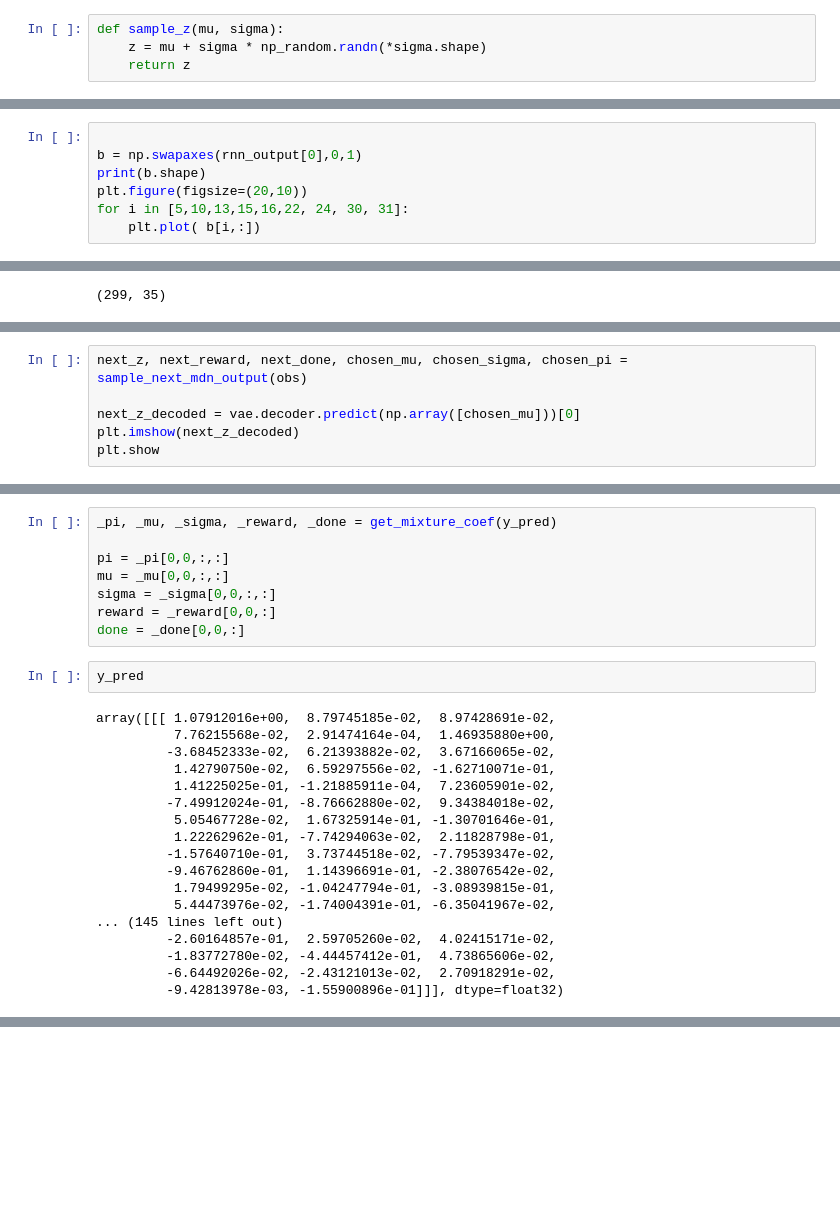
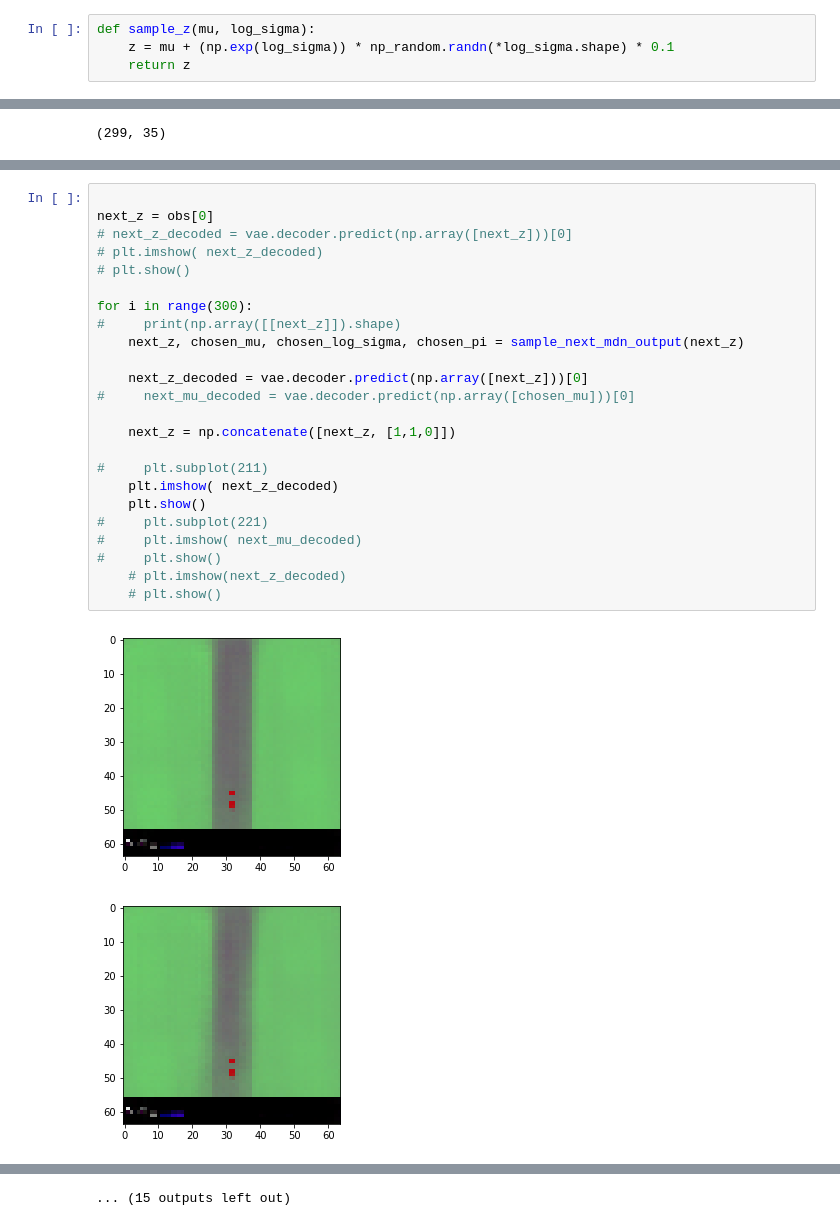
Before and after one commit to AppliedDataSciencePartners/WorldModels, a Jupyter notebook: check_rnn.ipynb, the cells around one changed output, grey strips where cells are left out. Drawn from its saved outputs; the diff is of its cells as text; blank space fills up the shorter version.

```diff
--- a/check_rnn.ipynb
+++ b/check_rnn.ipynb
@@ -54,8 +54,8 @@ def get_pi_idx(x, pdf):
   #print('error with sampling ensemble, returning random', random_value)
   return random_value
 # %%
-def sample_z(mu, sigma):
-    z = mu + sigma * np_random.randn(*sigma.shape)
+def sample_z(mu, log_sigma):
+    z = mu + (np.exp(log_sigma)) * np_random.randn(*log_sigma.shape) * 0.1
     return z
 # %%
 np_random, seed = seeding.np_random()
@@ -114,7 +102,0 @@ def sample_next_mdn_output(obs):
-# %%
-
-b = np.swapaxes(rnn_output[0],0,1)
-print(b.shape)
-plt.figure(figsize=(20,10))
-for i in [5,10,13,15,16,22, 24, 30, 31]:
-    plt.plot( b[i,:])
@@ -184,6 +186,0 @@ for i in [5,10,13,15,16,22, 24, 30, 31]:
-# %%
-next_z, next_reward, next_done, chosen_mu, chosen_sigma, chosen_pi = sample_next_mdn_output(obs)
-
-next_z_decoded = vae.decoder.predict(np.array([chosen_mu]))[0]
-plt.imshow(next_z_decoded)
-plt.show
@@ -236,28 +187,27 @@ array([[[[0.48431942, 0.21693994, 0.22078347, 0.21278037, 0.20181264,
-# %%
-_pi, _mu, _sigma, _reward, _done = get_mixture_coef(y_pred)
-
-pi = _pi[0,0,:,:]
-mu = _mu[0,0,:,:]
-sigma = _sigma[0,0,:,:]
-reward = _reward[0,0,:]
-done = _done[0,0,:]
-# %%
-y_pred
-# %% [output]
-array([[[ 1.07912016e+00,  8.79745185e-02,  8.97428691e-02,
-          7.76215568e-02,  2.91474164e-04,  1.46935880e+00,
-         -3.68452333e-02,  6.21393882e-02,  3.67166065e-02,
-          1.42790750e-02,  6.59297556e-02, -1.62710071e-01,
-          1.41225025e-01, -1.21885911e-04,  7.23605901e-02,
-         -7.49912024e-01, -8.76662880e-02,  9.34384018e-02,
-          5.05467728e-02,  1.67325914e-01, -1.30701646e-01,
-          1.22262962e-01, -7.74294063e-02,  2.11828798e-01,
-         -1.57640710e-01,  3.73744518e-02, -7.79539347e-02,
-         -9.46762860e-01,  1.14396691e-01, -2.38076542e-02,
-          1.79499295e-02, -1.04247794e-01, -3.08939815e-01,
-          5.44473976e-02, -1.74004391e-01, -6.35041967e-02,
-... (145 lines left out)
-         -2.60164857e-01,  2.59705260e-02,  4.02415171e-02,
-         -1.83772780e-02, -4.44457412e-01,  4.73865606e-02,
-         -6.64492026e-02, -2.43121013e-02,  2.70918291e-02,
-         -9.42813978e-03, -1.55900896e-01]]], dtype=float32)
+# %%
+
+next_z = obs[0]
+# next_z_decoded = vae.decoder.predict(np.array([next_z]))[0]
+# plt.imshow( next_z_decoded)
+# plt.show()
+
+for i in range(300):
+#     print(np.array([[next_z]]).shape)
+    next_z, chosen_mu, chosen_log_sigma, chosen_pi = sample_next_mdn_output(next_z)
+
+    next_z_decoded = vae.decoder.predict(np.array([next_z]))[0]
+#     next_mu_decoded = vae.decoder.predict(np.array([chosen_mu]))[0]
+
+    next_z = np.concatenate([next_z, [1,1,0]])
+
+#     plt.subplot(211)
+    plt.imshow( next_z_decoded)
+    plt.show()
+#     plt.subplot(221)
+#     plt.imshow( next_mu_decoded)
+#     plt.show()
+    # plt.imshow(next_z_decoded)
+    # plt.show()
+# %% [output]
+[figure, added]
+[figure, added]
@@ -263,0 +224 @@ array([[[ 1.07912016e+00,  8.79745185e-02,  8.97428691e-02,
+... (15 outputs left out)
```
Also changed, not shown: parts of 14 cells of this notebook.
